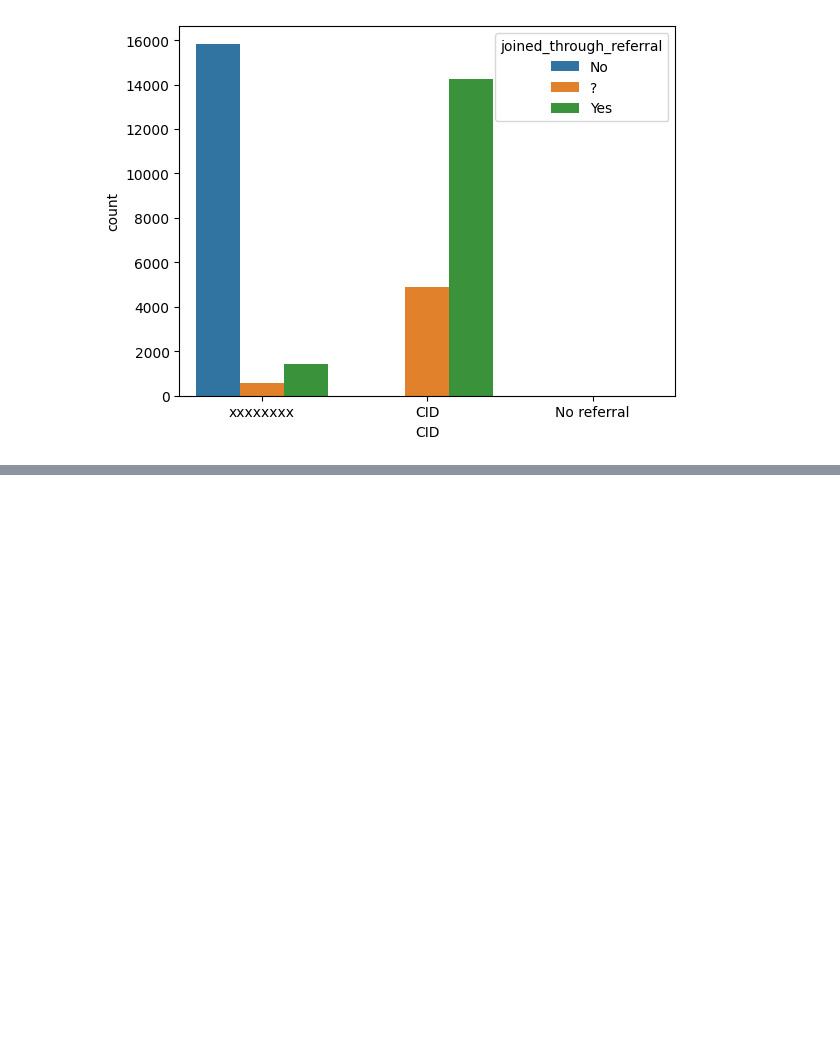
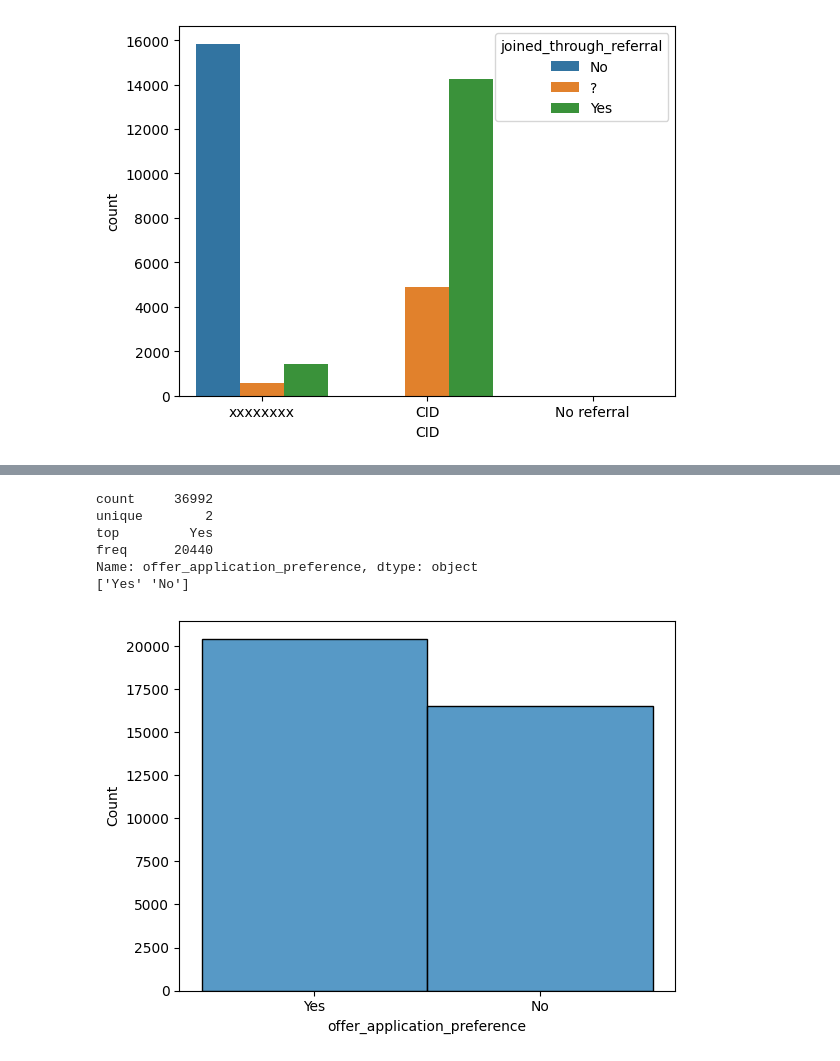
Before and after one commit to forster-j/churn-prediction, a Jupyter notebook: 01_import_dataset.ipynb, the cells around one changed output, grey strips where cells are left out. Cells and saved outputs as stored; diff of their text form; code cells hidden in the pictures; blank space fills up the shorter version.

```diff
--- a/01_import_dataset.ipynb
+++ b/01_import_dataset.ipynb
@@ -173,0 +344,14 @@ sns.countplot(df, hue='joined_through_referral', x='CID')
+# %%
+print(df['offer_application_preference'].describe())
+print(df['offer_application_preference'].unique())
+sns.histplot(df['offer_application_preference'])
+
+df['offer_application_preference'] = df['offer_application_preference'].astype('category')
+# %% [output]
+count     36992
+unique        2
+top         Yes
+freq      20440
+Name: offer_application_preference, dtype: object
+['Yes' 'No']
+[figure, added]
```
Also changed, not shown: parts of 23 cells of this notebook, 1 other file.
